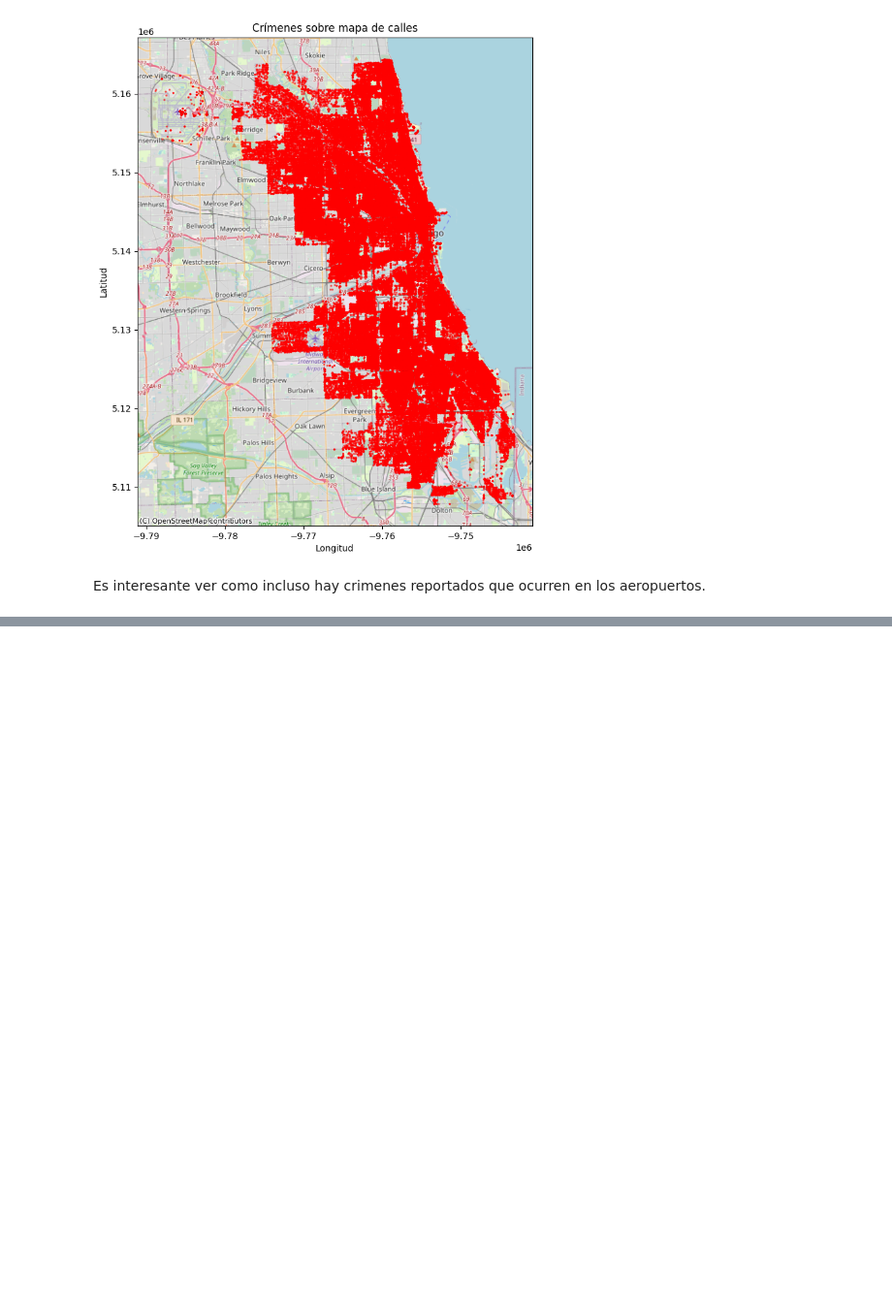
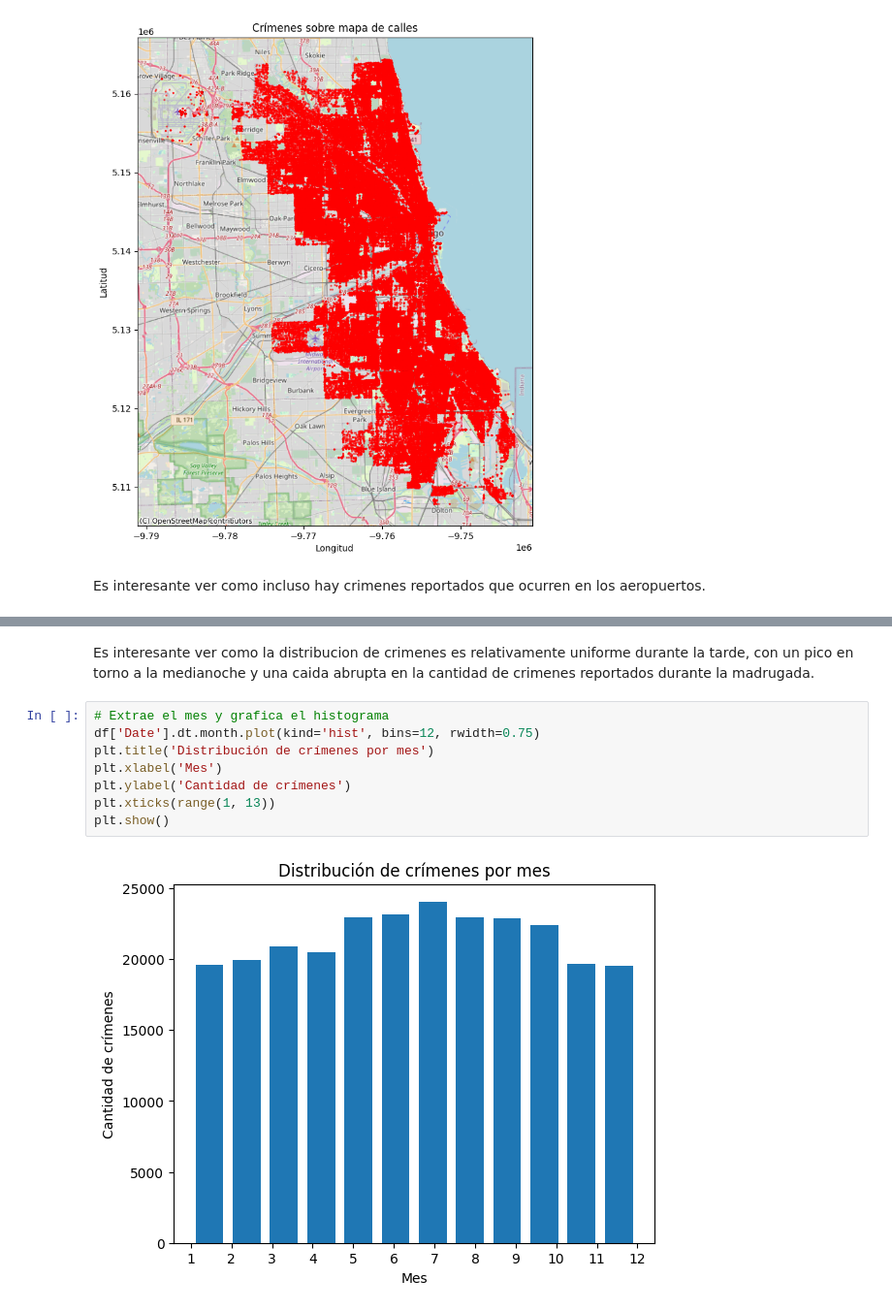
Before and after one commit to maximdorogov/fiuba-analisis-de-datos, a Jupyter notebook: tp1.ipynb, the cells around one changed output, grey strips where cells are left out. Shown at 97% size. Drawn from its saved outputs; the diff is of its cells as text; blank space fills up the shorter version.

```diff
--- a/tp1.ipynb
+++ b/tp1.ipynb
@@ -405,0 +419,12 @@ Es interesante ver como incluso hay crimenes reportados que ocurren en los aerop
+# %% [markdown]
+Es interesante ver como la distribucion de crimenes es relativamente uniforme durante la tarde, con un pico en torno a la medianoche y una caida abrupta en la cantidad de crimenes reportados durante la madrugada.
+# %%
+# Extrae el mes y grafica el histograma
+df['Date'].dt.month.plot(kind='hist', bins=12, rwidth=0.75)
+plt.title('Distribución de crímenes por mes')
+plt.xlabel('Mes')
+plt.ylabel('Cantidad de crímenes')
+plt.xticks(range(1, 13))
+plt.show()
+# %% [output]
+[figure, added]
```
Also changed, not shown: parts of 3 cells of this notebook.
